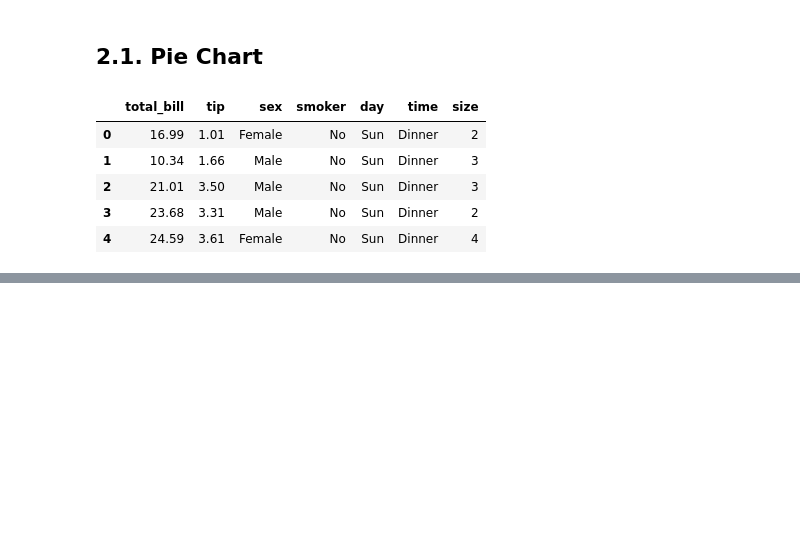
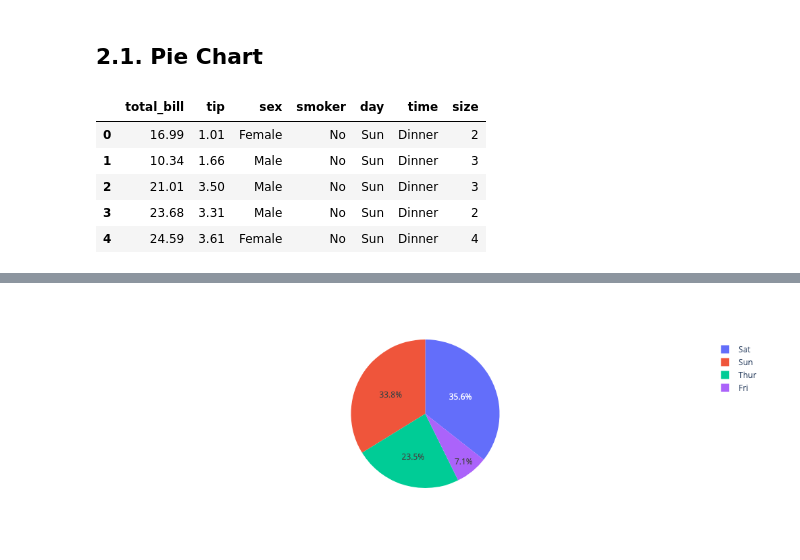
Before and after one commit to hungpq7/data-science-blog, a Jupyter notebook: _notebooks/2022-02-20-plotly.ipynb, the cells around one changed output, grey strips where cells are left out. Saved outputs shown, nothing was run; the diff lists cells and outputs as text; code cells hidden in the pictures; blank space fills up the shorter version.

Commit message:
test Plotly

```diff
--- a/_notebooks/2022-02-20-plotly.ipynb
+++ b/_notebooks/2022-02-20-plotly.ipynb
@@ -54,3 +54,7 @@ fig = px.pie(dfTip, names='day', values='tip', template='plotly')
 display(HTML(fig.to_html(include_plotlyjs='cdn')))
 # %% [output]
 [interactive output not drawn]
+# %%
+fig = px.pie(dfTip, names='day', values='tip', template='plotly')
+fig.show()
+# %% [output]
@@ -56,0 +62 @@ display(HTML(fig.to_html(include_plotlyjs='cdn')))
+[figure, added]
```
Also changed, not shown: parts of 2 cells of this notebook, 1 other file.
